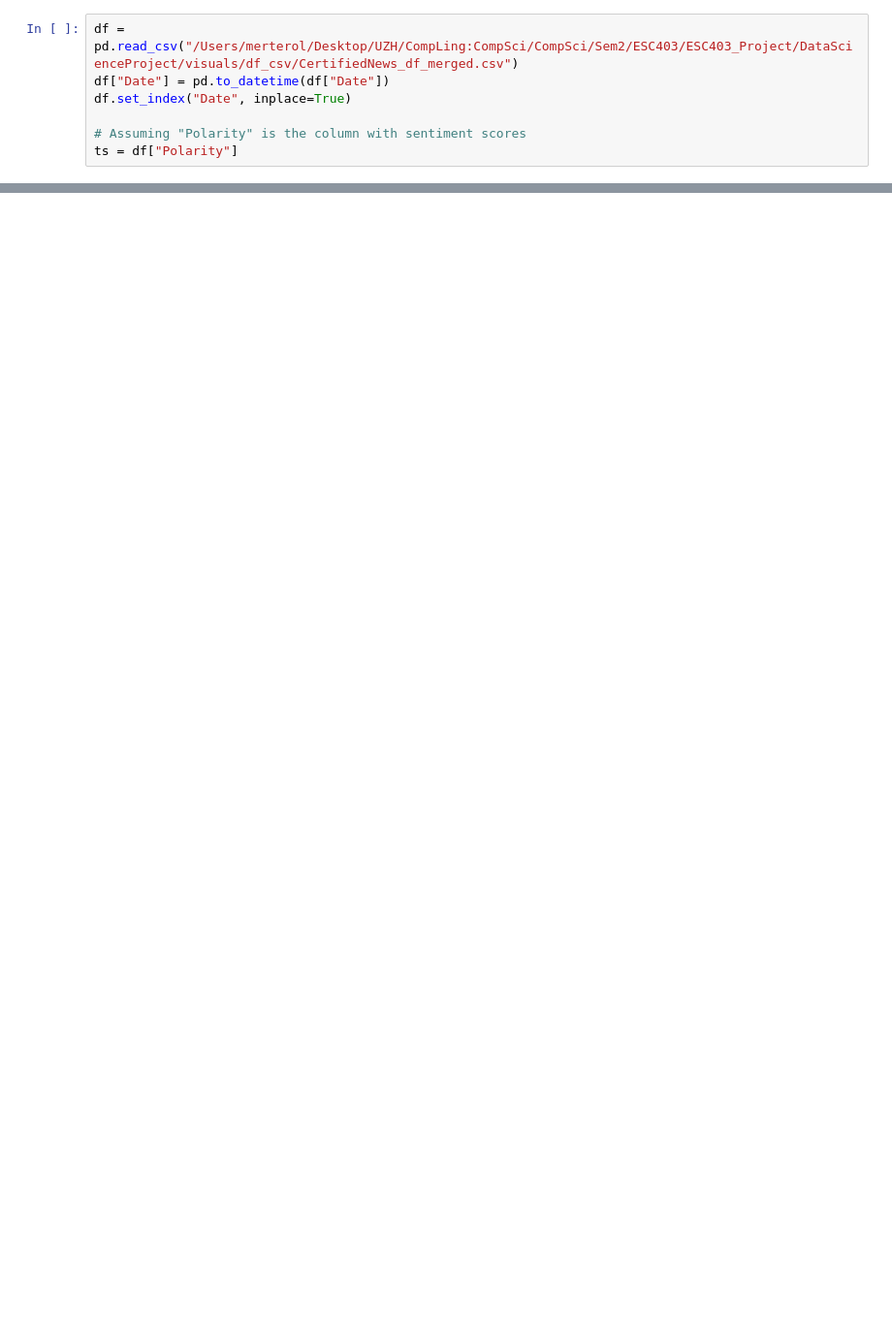
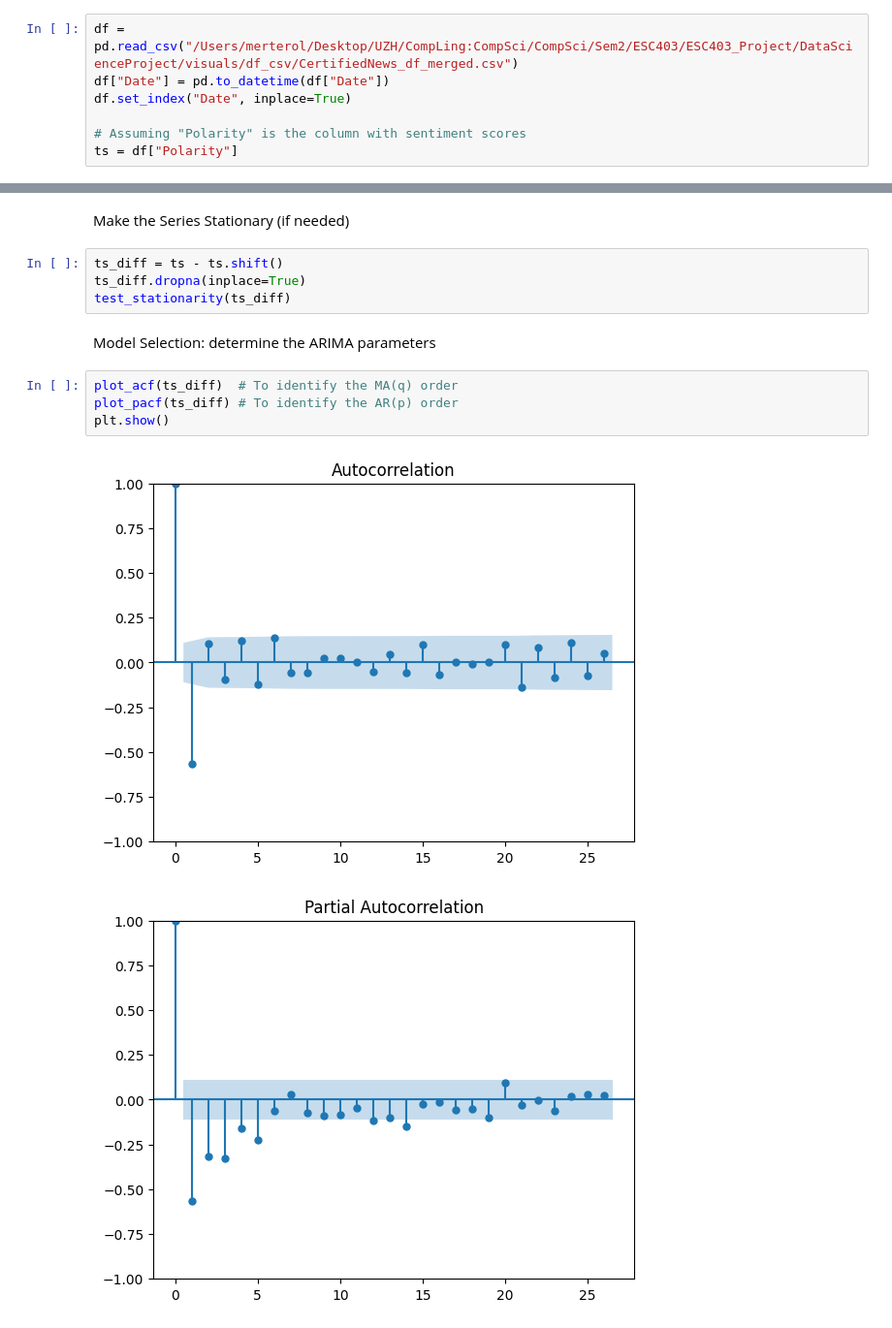
Before and after one commit to troniixx/DataScienceProject, a Jupyter notebook: Event Impact Analysis/event_impact.ipynb, the cells around one changed output, grey strips where cells are left out. Shown at 97% size. Cells and saved outputs as stored; diff of their text form; blank space fills up the shorter version.

Commit message:
added ARIMA

```diff
--- a/Event Impact Analysis/event_impact.ipynb
+++ b/Event Impact Analysis/event_impact.ipynb
@@ -110,0 +151,15 @@ ts = df["Polarity"]
+# %% [markdown]
+Make the Series Stationary (if needed)
+# %%
+ts_diff = ts - ts.shift()
+ts_diff.dropna(inplace=True)
+test_stationarity(ts_diff)
+# %% [markdown]
+Model Selection: determine the ARIMA parameters
+# %%
+plot_acf(ts_diff)  # To identify the MA(q) order
+plot_pacf(ts_diff) # To identify the AR(p) order
+plt.show()
+# %% [output]
+[figure, added]
+[figure, added]
```
Also changed, not shown: parts of 5 cells of this notebook.
